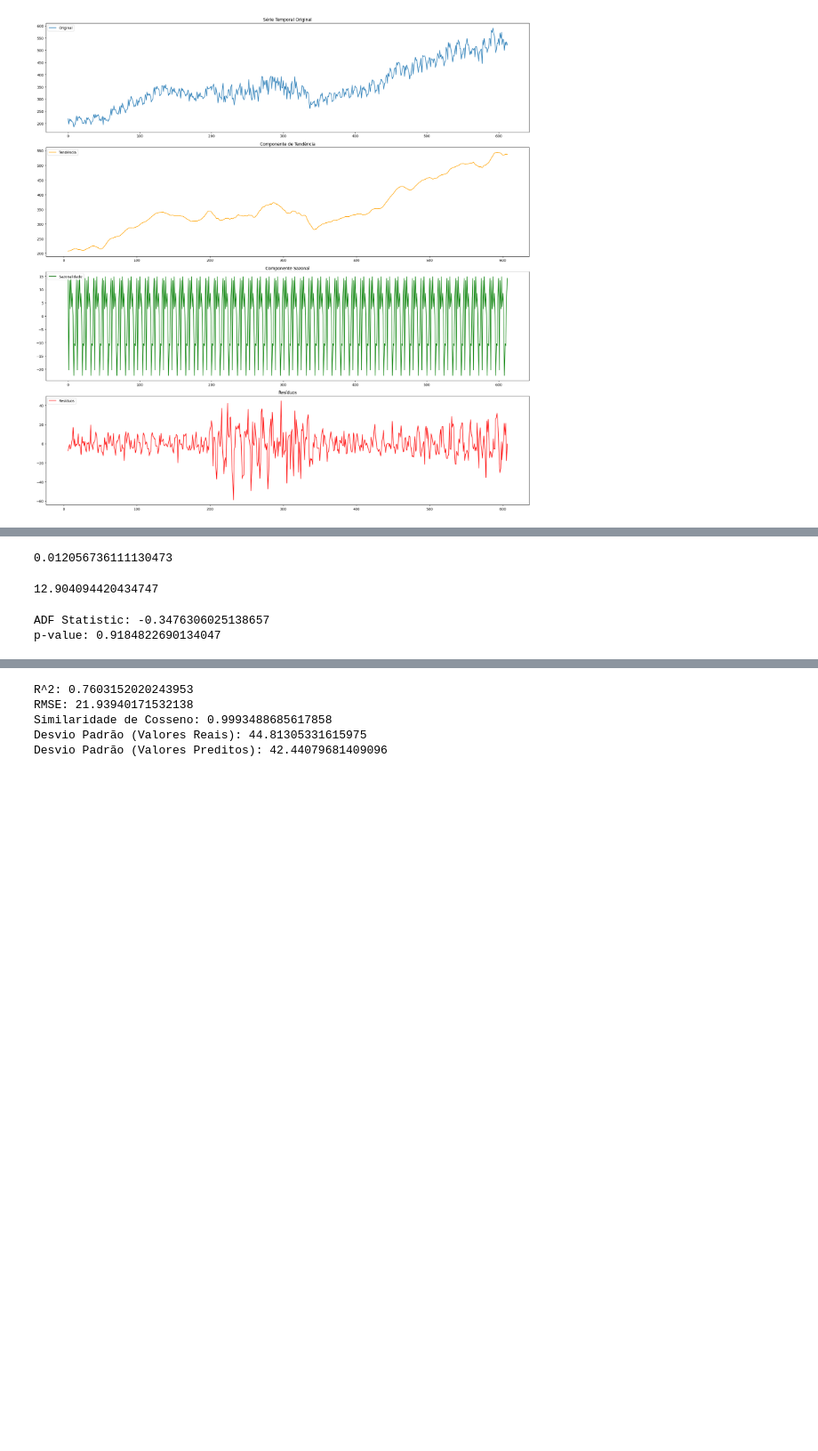
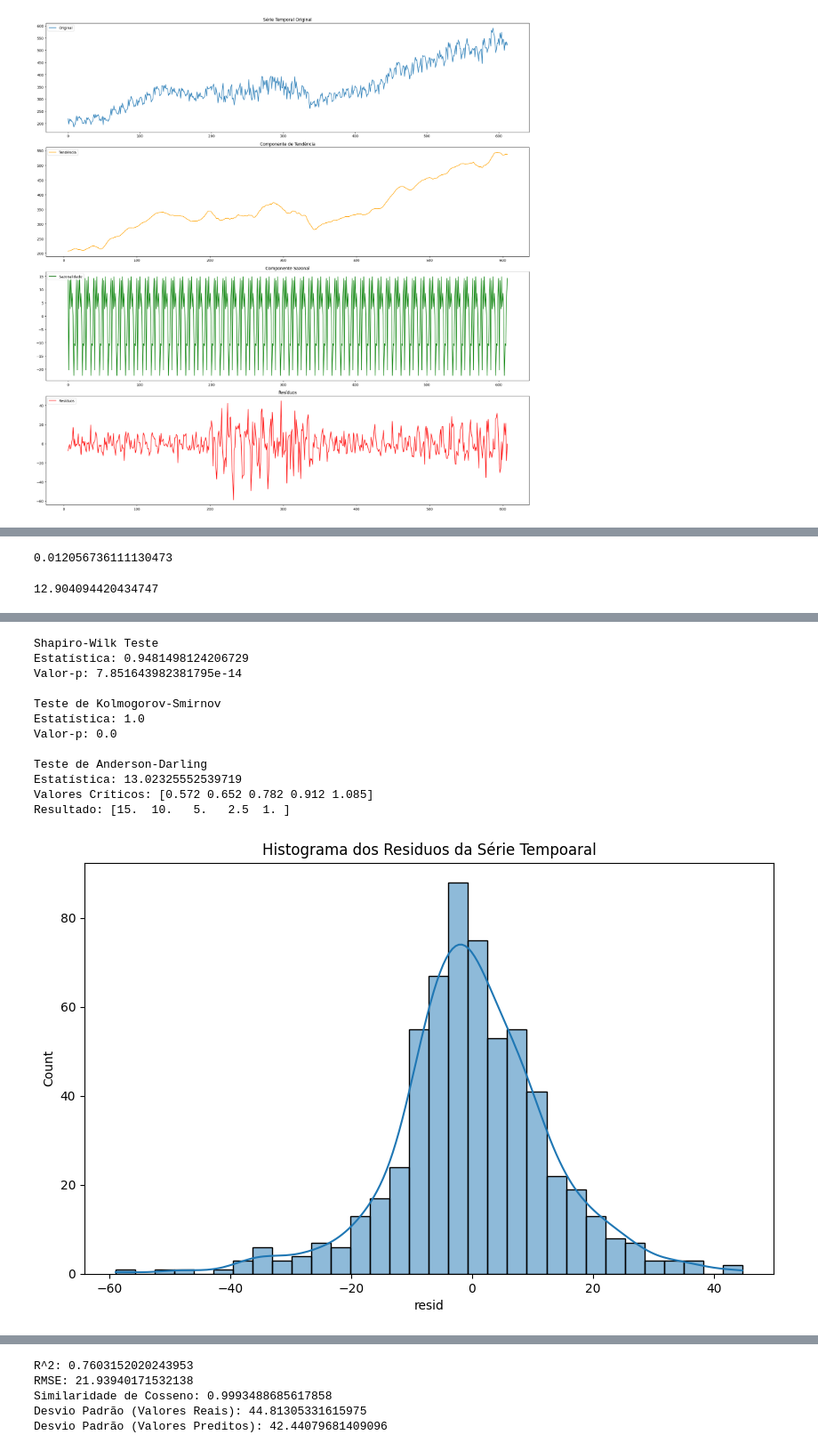
Before and after one commit to heitoliv/projeto, a Jupyter notebook: dataanalysis_tutorial.ipynb, the cells around one changed output, grey strips where cells are left out. Shown at 89% size. Drawn from its saved outputs; the diff is of its cells as text; code cells hidden in the pictures; blank space fills up the shorter version.

```diff
--- a/dataanalysis_tutorial.ipynb
+++ b/dataanalysis_tutorial.ipynb
@@ -263,17 +204,48 @@ plt.show()
-# %%
-np.mean(decomposicao.resid)
-# %% [output]
-0.012056736111130473
-# %%
-np.std(decomposicao.resid)
-# %% [output]
-12.904094420434747
-# %%
-data = dataFrame_process['Total Renewable Energy']
-# Executar o teste ADF na série original
-result = adfuller(data)
-print('ADF Statistic:', result[0])
-print('p-value:', result[1])
-# %% [output]
-ADF Statistic: -0.3476306025138657
-p-value: 0.9184822690134047
+# %%
+#Média dos resíduos da série temporal
+np.mean(decomposicao.resid)
+# %% [output]
+0.012056736111130473
+# %%
+#Desvio padrão dos resíduos da série temporal
+np.std(decomposicao.resid)
+# %% [output]
+12.904094420434747
+# %%
+# Histograma
+plt.figure(figsize=(10, 6))
+sns.histplot(dataFrame_process['Total Renewable Energy'], kde=True)
+plt.title('Histograma da Série Temporal')
+plt.show()
+
+# Gráfico Q-Q
+plt.figure(figsize=(10, 6))
+stats.probplot(dataFrame_process['Total Renewable Energy'], dist="norm", plot=plt)
+plt.title('Gráfico Q-Q')
+plt.show()
+
+# Teste de Shapiro-Wilk
+shapiro_test = stats.shapiro(dataFrame_process['Total Renewable Energy'])
+print('Shapiro-Wilk Teste')
+print('Estatística:', shapiro_test.statistic)
+print('Valor-p:', shapiro_test.pvalue)
+
+# Teste de Kolmogorov-Smirnov
+ks_test = stats.kstest(dataFrame_process['Total Renewable Energy'], 'norm')
+print('\nTeste de Kolmogorov-Smirnov')
+print('Estatística:', ks_test.statistic)
+print('Valor-p:', ks_test.pvalue)
+
+# Teste de Anderson-Darling
+ad_test = stats.anderson(dataFrame_process['Total Renewable Energy'], dist='norm')
+print('\nTeste de Anderson-Darling')
+print('Estatística:', ad_test.statistic)
+print('Valores Críticos:', ad_test.critical_values)
+print('Resultado:', ad_test.significance_level)
+
+# Histograma de resíduos
+plt.figure(figsize=(10, 6))
+sns.histplot(decomposicao.resid, kde=True)
+plt.title('Histograma dos Residuos da Série Tempoaral')
+plt.show()
+# %% [output]
@@ -279,0 +254,13 @@ p-value: 0.9184822690134047
+Shapiro-Wilk Teste
+Estatística: 0.9481498124206729
+Valor-p: 7.851643982381795e-14
+
+Teste de Kolmogorov-Smirnov
+Estatística: 1.0
+Valor-p: 0.0
+
+Teste de Anderson-Darling
+Estatística: 13.02325552539719
+Valores Críticos: [0.572 0.652 0.782 0.912 1.085]
+Resultado: [15.  10.   5.   2.5  1. ]
+[figure, added]
```
Also changed, not shown: parts of 18 cells of this notebook.
